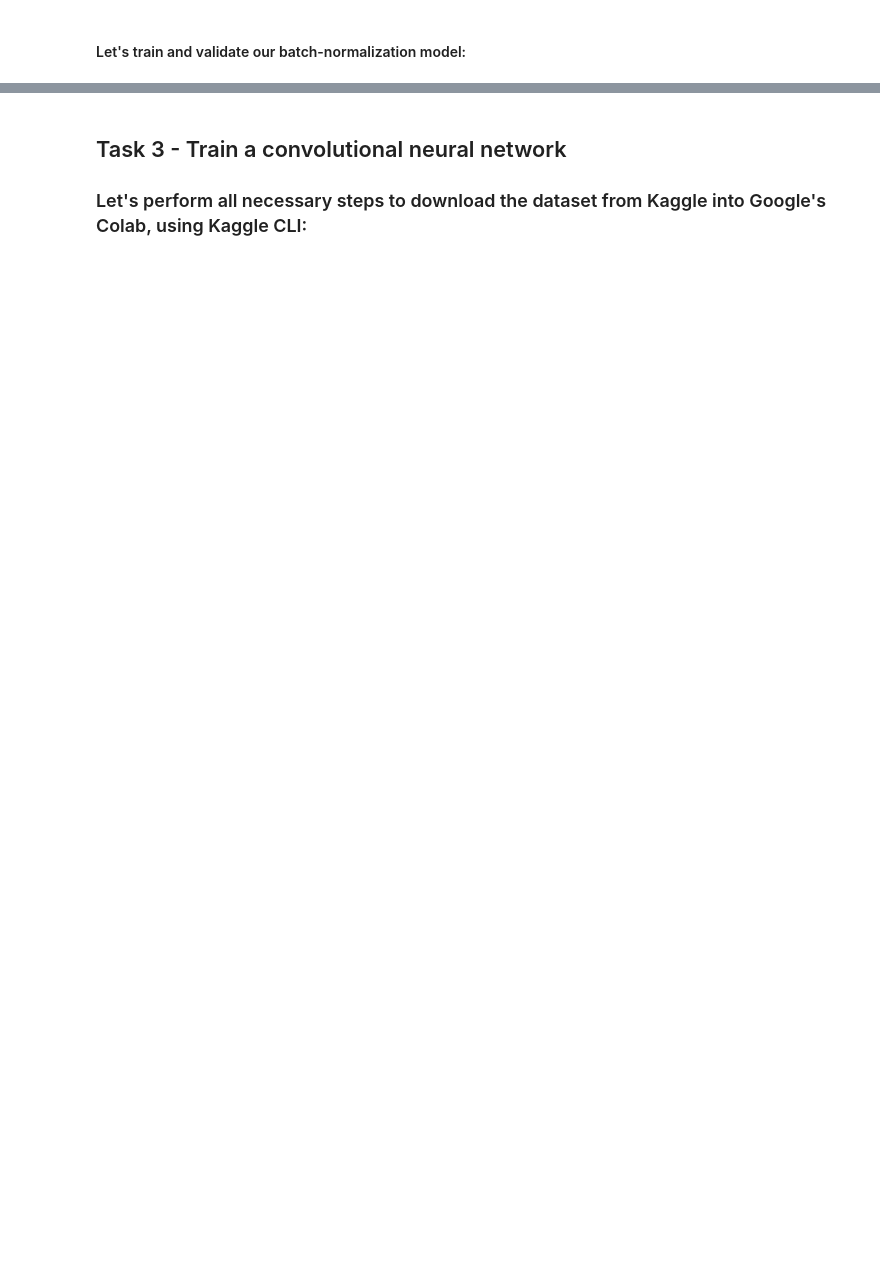
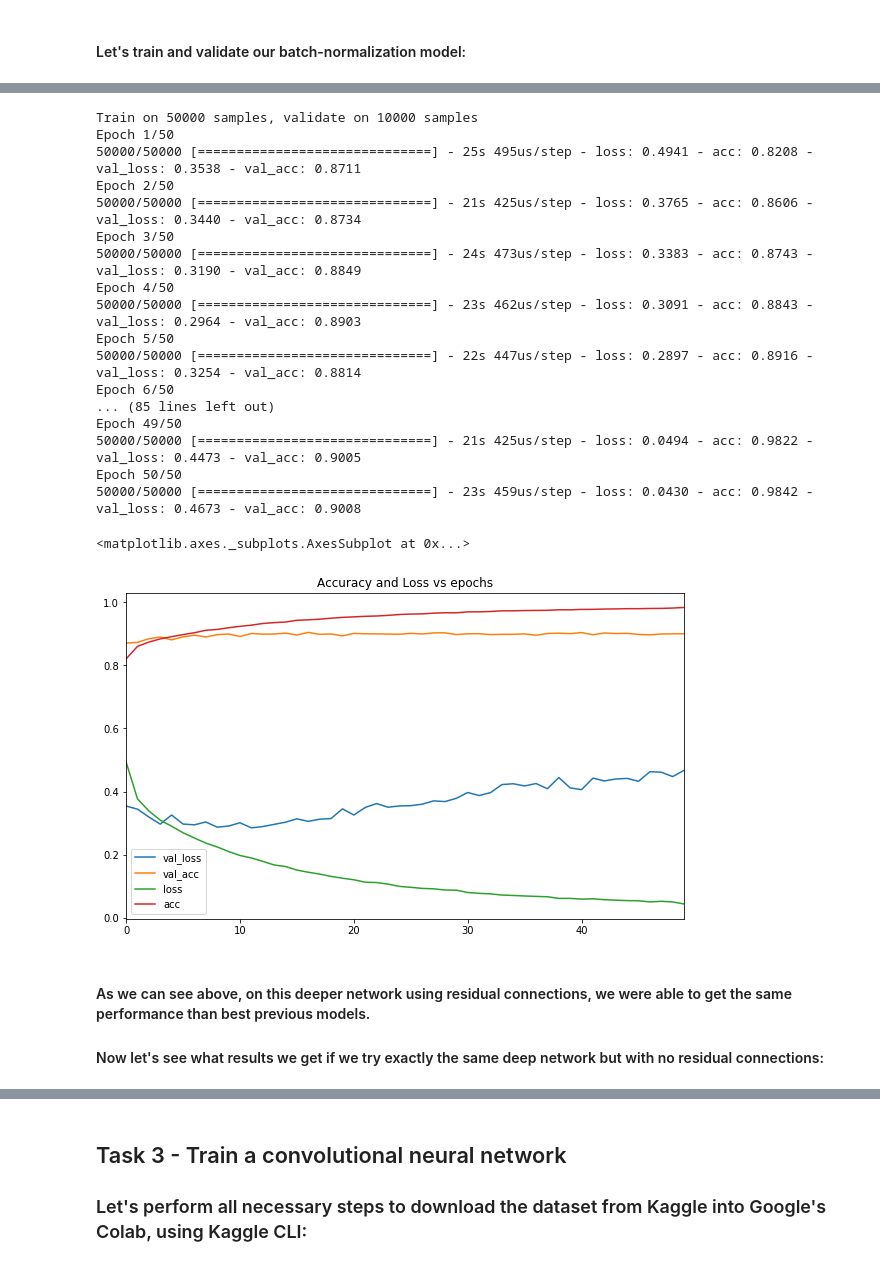
Before and after one commit to deibyrios/Recognize-handwritten-digits, a Jupyter notebook: Copy_of_hw5.ipynb, the cells around one changed output, grey strips where cells are left out. Cells and saved outputs as stored; diff of their text form; code cells hidden in the pictures; blank space fills up the shorter version.

```diff
--- a/Copy_of_hw5.ipynb
+++ b/Copy_of_hw5.ipynb
@@ -556,0 +739,30 @@ pd.DataFrame(history_callback.history).plot()
+# %%
+history_callback = mlp.fit(X_train, y_train, batch_size=32, epochs=50,
+                           shuffle=True, verbose=1,
+                           validation_data=(X_val, y_val))
+pd.DataFrame(history_callback.history).plot(figsize=(10, 6),
+                                            title='Accuracy and Loss vs epochs')
+# %% [output]
+Train on 50000 samples, validate on 10000 samples
+Epoch 1/50
+50000/50000 [==============================] - 25s 495us/step - loss: 0.4941 - acc: 0.8208 - val_loss: 0.3538 - val_acc: 0.8711
+Epoch 2/50
+50000/50000 [==============================] - 21s 425us/step - loss: 0.3765 - acc: 0.8606 - val_loss: 0.3440 - val_acc: 0.8734
+Epoch 3/50
+50000/50000 [==============================] - 24s 473us/step - loss: 0.3383 - acc: 0.8743 - val_loss: 0.3190 - val_acc: 0.8849
+Epoch 4/50
+50000/50000 [==============================] - 23s 462us/step - loss: 0.3091 - acc: 0.8843 - val_loss: 0.2964 - val_acc: 0.8903
+Epoch 5/50
+50000/50000 [==============================] - 22s 447us/step - loss: 0.2897 - acc: 0.8916 - val_loss: 0.3254 - val_acc: 0.8814
+Epoch 6/50
+... (85 lines left out)
+Epoch 49/50
+50000/50000 [==============================] - 21s 425us/step - loss: 0.0494 - acc: 0.9822 - val_loss: 0.4473 - val_acc: 0.9005
+Epoch 50/50
+50000/50000 [==============================] - 23s 459us/step - loss: 0.0430 - acc: 0.9842 - val_loss: 0.4673 - val_acc: 0.9008
+<matplotlib.axes._subplots.AxesSubplot at 0x...>
+[figure, added]
+# %% [markdown]
+#### As we can see above, on this deeper network using residual connections, we were able to get the same performance than best previous models.
+
+#### Now let's see what results we get if we try exactly the same deep network but with no residual connections:
```
Also changed, not shown: parts of 66 cells of this notebook.
